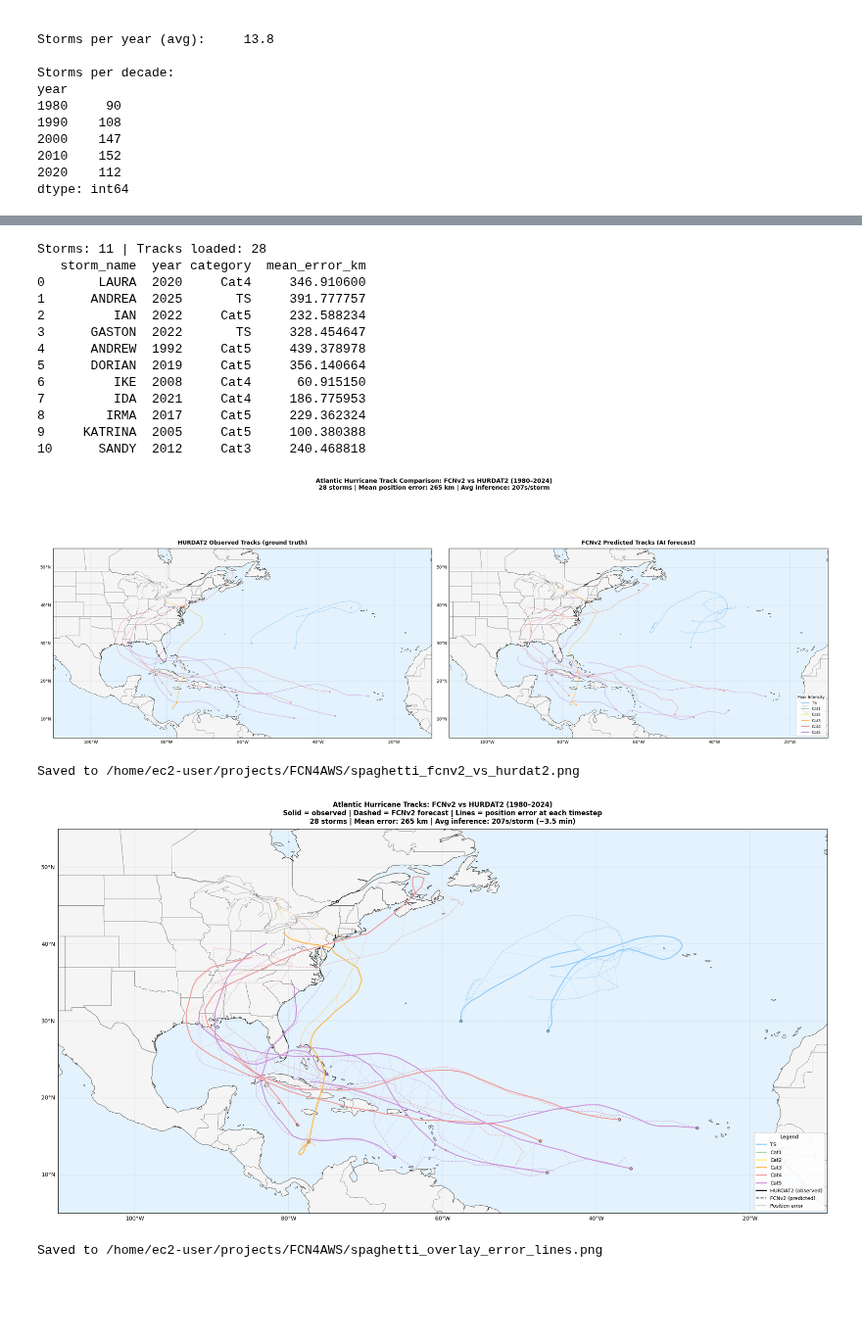
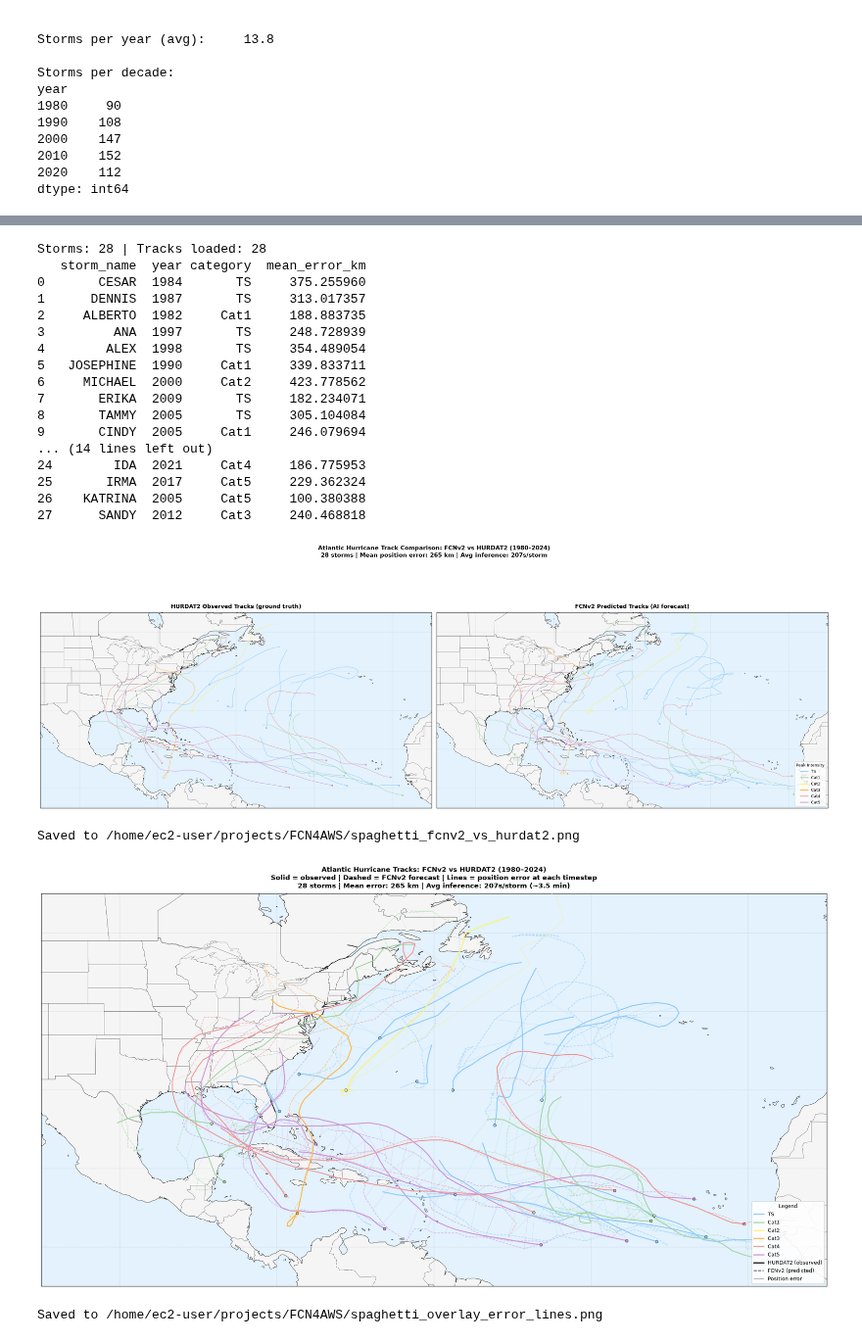
Before and after one commit to EmersonCeccarelli/FCNonAWS, a Jupyter notebook: noaa_historical_tracks_analysis.ipynb, the cells around one changed output, grey strips where cells are left out. Shown at 98% size. Saved outputs shown, nothing was run; the diff lists cells and outputs as text; code cells hidden in the pictures; blank space fills up the shorter version.

Commit message:
Pin dependencies, fix cartopy gridlines, add HURDAT2 download cell, remove hardcoded API key

```diff
--- a/noaa_historical_tracks_analysis.ipynb
+++ b/noaa_historical_tracks_analysis.ipynb
@@ -545,4 +374,6 @@ Wrapper written to /home/ec2-user/projects/FCN4AWS/run_fcnv2.sh
 # %%
+# Map out the comparisions between NOAA and FCNv2 data points
+
 import pandas as pd
 import numpy as np
 import matplotlib.pyplot as plt
@@ -561,7 +392,7 @@ results_df = pd.read_csv(RESULTS_DIR / "batch_results.csv")
 storm_ids  = results_df["storm_id"].tolist()
 
 hurdat = pd.read_csv(
-    BASE_DIR / "noaa_data/noaa_tracks_clean.csv",
+    BASE_DIR / "noaa_tracks_clean.csv",
     parse_dates=["datetime"]
 )
 
@@ -571,19 +402,23 @@ all_fcnv2 = [pd.read_csv(f, parse_dates=["valid_time"]) for f in track_files]
 print(f"Storms: {len(storm_ids)} | Tracks loaded: {len(all_fcnv2)}")
 print(results_df[["storm_name","year","category","mean_error_km"]].to_string())
 # %% [output]
-Storms: 11 | Tracks loaded: 28
+Storms: 28 | Tracks loaded: 28
    storm_name  year category  mean_error_km
-0       LAURA  2020     Cat4     346.910600
-1      ANDREA  2025       TS     391.777757
-2         IAN  2022     Cat5     232.588234
-3      GASTON  2022       TS     328.454647
-4      ANDREW  1992     Cat5     439.378978
-5      DORIAN  2019     Cat5     356.140664
-6         IKE  2008     Cat4      60.915150
-7         IDA  2021     Cat4     186.775953
-8        IRMA  2017     Cat5     229.362324
-9     KATRINA  2005     Cat5     100.380388
-10      SANDY  2012     Cat3     240.468818
+0       CESAR  1984       TS     375.255960
+1      DENNIS  1987       TS     313.017357
+2     ALBERTO  1982     Cat1     188.883735
+3         ANA  1997       TS     248.728939
+4        ALEX  1998       TS     354.489054
+5   JOSEPHINE  1990     Cat1     339.833711
+6     MICHAEL  2000     Cat2     423.778562
+7       ERIKA  2009       TS     182.234071
+8       TAMMY  2005       TS     305.104084
+9       CINDY  2005     Cat1     246.079694
+... (14 lines left out)
+24        IDA  2021     Cat4     186.775953
+25       IRMA  2017     Cat5     229.362324
+26    KATRINA  2005     Cat5     100.380388
+27      SANDY  2012     Cat3     240.468818
 # %%
 # ── Category colors ───────────────────────────────────────────────────────────
 cat_colors = {
@@ -606,10 +441,8 @@ for ax in axes:
     ax.add_feature(cfeature.STATES.with_scale('50m'), linewidth=0.2)
     ax.add_feature(cfeature.LAND, facecolor='#f5f5f5')
     ax.add_feature(cfeature.OCEAN, facecolor='#e3f2fd')
-    gl = ax.gridlines(draw_labels=True, linestyle='--',
-                      linewidth=0.3, color='gray', alpha=0.6)
-    gl.top_labels = False
-    gl.right_labels = False
+    gl = ax.gridlines(draw_labels=False, linestyle='--',
+                  linewidth=0.3, color='gray', alpha=0.6)
 
 # ── Left: HURDAT2 observed tracks ─────────────────────────────────────────────
 axes[0].set_title("HURDAT2 Observed Tracks (ground truth)",
@@ -670,7 +503,7 @@ plt.savefig(out, dpi=150, bbox_inches='tight')
 plt.show()
 print(f"Saved to {out}")
 # %% [output]
-[figure, old version]
+[figure, new version]
 Saved to /home/ec2-user/projects/FCN4AWS/spaghetti_fcnv2_vs_hurdat2.png
 # %%
 import math
@@ -684,10 +517,8 @@ ax.add_feature(cfeature.BORDERS, linewidth=0.3)
 ax.add_feature(cfeature.STATES.with_scale('50m'), linewidth=0.2)
 ax.add_feature(cfeature.LAND, facecolor='#f5f5f5')
 ax.add_feature(cfeature.OCEAN, facecolor='#e3f2fd')
-gl = ax.gridlines(draw_labels=True, linestyle='--',
+gl = ax.gridlines(draw_labels=False, linestyle='--',
                   linewidth=0.3, color='gray', alpha=0.6)
-gl.top_labels = False
-gl.right_labels = False
 
 for fcnv2_df in all_fcnv2:
     sid = fcnv2_df["storm_id"].iloc[0]
@@ -737,34 +568,34 @@ for fcnv2_df in all_fcnv2:
 
 # ── Legend ────────────────────────────────────────────────────────────────────
 from matplotlib.lines import Line2D
 legend_elements = [
     Line2D([0], [0], color=cat_colors[c], linewidth=2, label=c)
     for c in ["TS","Cat1","Cat2","Cat3","Cat4","Cat5"]
 ] + [
     Line2D([0], [0], color='black', linewidth=2, linestyle='-',  label='HURDAT2 (observed)'),
     Line2D([0], [0], color='black', linewidth=1.5, linestyle='--', label='FCNv2 (predicted)'),
     Line2D([0], [0], color='gray',  linewidth=0.8, linestyle='-',  label='Position error'),
 ]
 
 ax.legend(handles=legend_elements, loc='lower right',
           fontsize=9, title="Legend", title_fontsize=9,
           framealpha=0.9)
 
 ax.set_title(
     "Atlantic Hurricane Tracks: FCNv2 vs HURDAT2 (1980–2024)\n"
     "Solid = observed | Dashed = FCNv2 forecast | Lines = position error at each timestep\n"
     f"28 storms | Mean error: {results_df['mean_error_km'].mean():.0f} km | "
     f"Avg inference: 207s/storm (~3.5 min)",
     fontsize=12, fontweight='bold', pad=10
 )
 
 plt.tight_layout()
 out = BASE_DIR / "spaghetti_overlay_error_lines.png"
 plt.savefig(out, dpi=180, bbox_inches='tight')
 plt.show()
 print(f"Saved to {out}")
 # %% [output]
-[figure, old version]
+[figure, new version]
 Saved to /home/ec2-user/projects/FCN4AWS/spaghetti_overlay_error_lines.png
 # %%
 # ── Error summary by category ─────────────────────────────────────────────────
```
Also changed, not shown: parts of 10 cells of this notebook, 3 other files.
